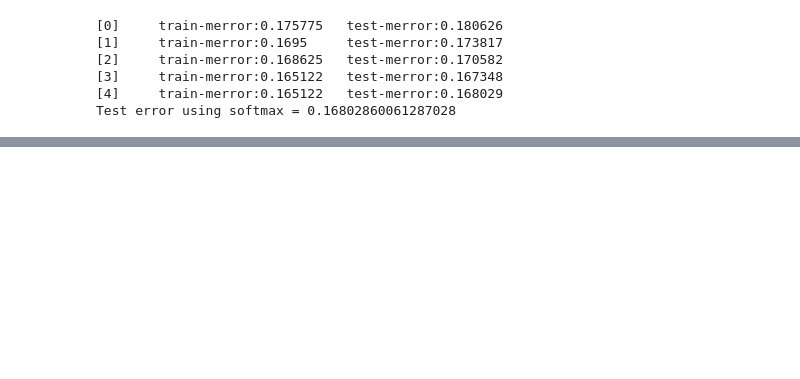
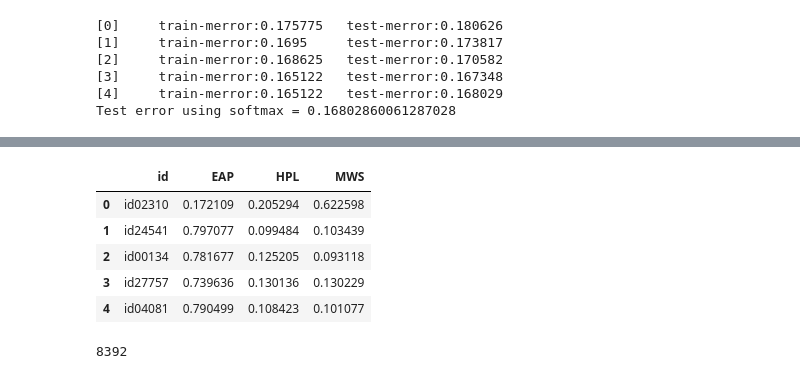
Before and after one commit to AntonKorobkov/kaggle-spooky, a Jupyter notebook: src/main.ipynb, the cells around one changed output, grey strips where cells are left out. Saved outputs shown, nothing was run; the diff lists cells and outputs as text; code cells hidden in the pictures; blank space fills up the shorter version.

```diff
--- a/src/main.ipynb
+++ b/src/main.ipynb
@@ -351,0 +418,8 @@ Test error using softmax = 0.16802860061287028
+# %%
+ds_test=df_test.values
+# %%
+x_t=ds_test[:, 4:]
+y_t=ds_test[:, 0]
+xg_t=xgb.DMatrix(x_t)
+pred_prob = bstp.predict(xg_t).reshape(y_t.shape[0], 3)
+pred_label = np.argmax(pred_prob, axis=1)
@@ -351,0 +436,16 @@ Test error using softmax = 0.16802860061287028
+# %%
+export=pd.DataFrame(pred_prob)
+export.insert(loc=0, column='id', value=y_t)
+export.columns=['id','EAP', 'HPL', 'MWS']
+export.head()
+# %% [output]
+|  | id | EAP | HPL | MWS |
+| 0 | id02310 | 0.172109 | 0.205294 | 0.622598 |
+| 1 | id24541 | 0.797077 | 0.099484 | 0.103439 |
+| 2 | id00134 | 0.781677 | 0.125205 | 0.093118 |
+| 3 | id27757 | 0.739636 | 0.130136 | 0.130229 |
+| 4 | id04081 | 0.790499 | 0.108423 | 0.101077 |
+# %%
+len(export)
+# %% [output]
+8392
```
Also changed, not shown: parts of 9 cells of this notebook, 1 other file.
